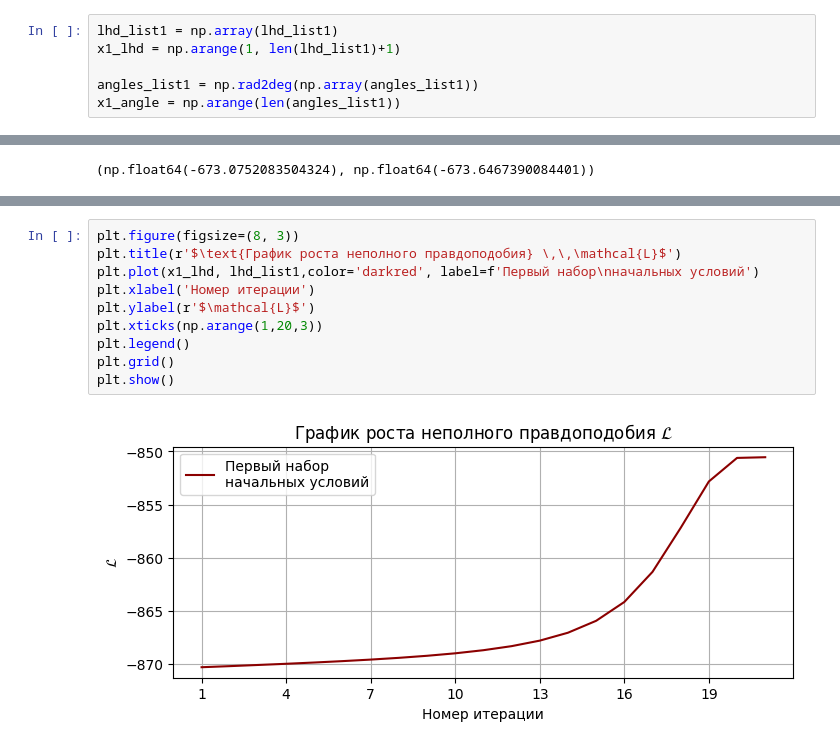
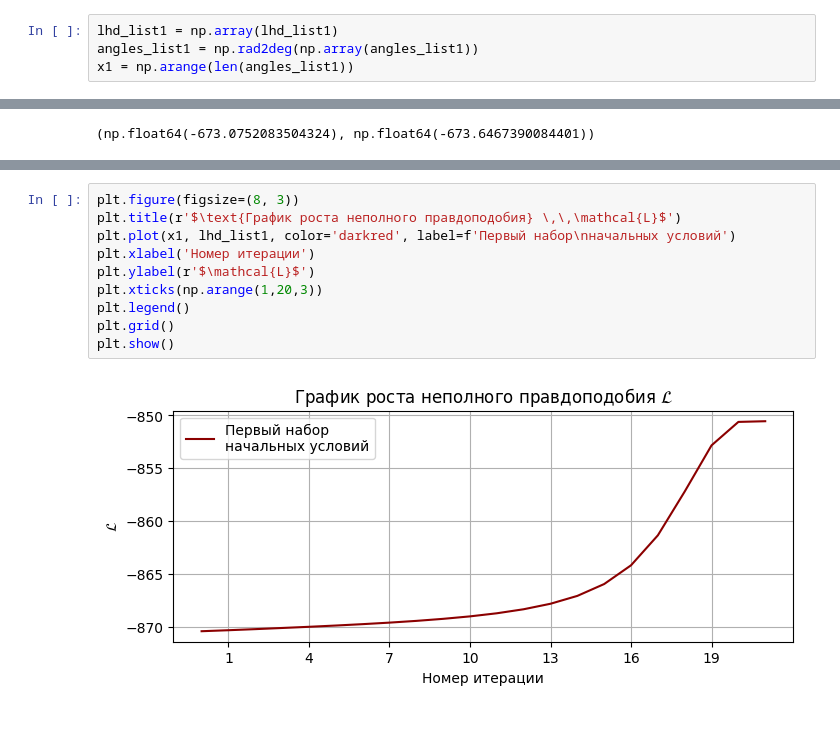
Before and after one commit to Recognizer525/Signal-Processing, a Jupyter notebook: Program Complex for chapter I/Experimental Version/MUSIC-EM comparing, no multistart for EM.ipynb, the cells around one changed output, grey strips where cells are left out. Drawn from its saved outputs; the diff is of its cells as text.

```diff
--- a/Program Complex for chapter I/Experimental Version/MUSIC-EM comparing, no multistart for EM.ipynb
+++ b/Program Complex for chapter I/Experimental Version/MUSIC-EM comparing, no multistart for EM.ipynb
@@ -72,10 +72,8 @@ em.incomplete_lkhd(X1_with_mv, EM_theta1_rad, EM_P1, Q1), em.incomplete_lkhd(X1_
 (np.float64(-850.5416534161163), np.float64(-852.4011191641745))
 # %%
 lhd_list1 = np.array(lhd_list1)
-x1_lhd = np.arange(1, len(lhd_list1)+1)
-
 angles_list1 = np.rad2deg(np.array(angles_list1))
-x1_angle = np.arange(len(angles_list1))
+x1 = np.arange(len(angles_list1))
 # %%
 Num_sensors2 = 25
 Num_emitters2 = 1
@@ -183,15 +157,15 @@ plt.show()
 # %%
 plt.figure(figsize=(8, 3))
 plt.title(r'$\text{График роста неполного правдоподобия} \,\,\mathcal{L}$')
-plt.plot(x1_lhd, lhd_list1,color='darkred', label=f'Первый набор\nначальных условий')
+plt.plot(x1, lhd_list1, color='darkred', label=f'Первый набор\nначальных условий')
 plt.xlabel('Номер итерации')
 plt.ylabel(r'$\mathcal{L}$')
 plt.xticks(np.arange(1,20,3))
 plt.legend()
 plt.grid()
 plt.show()
 # %% [output]
-[figure, old version]
+[figure, new version]
 # %%
 plt.figure(figsize=(8, 3))
 plt.title(r'$\text{График сходимости} \,\,\theta$')
```
Also changed, not shown: parts of 7 cells of this notebook, 20 other files.
